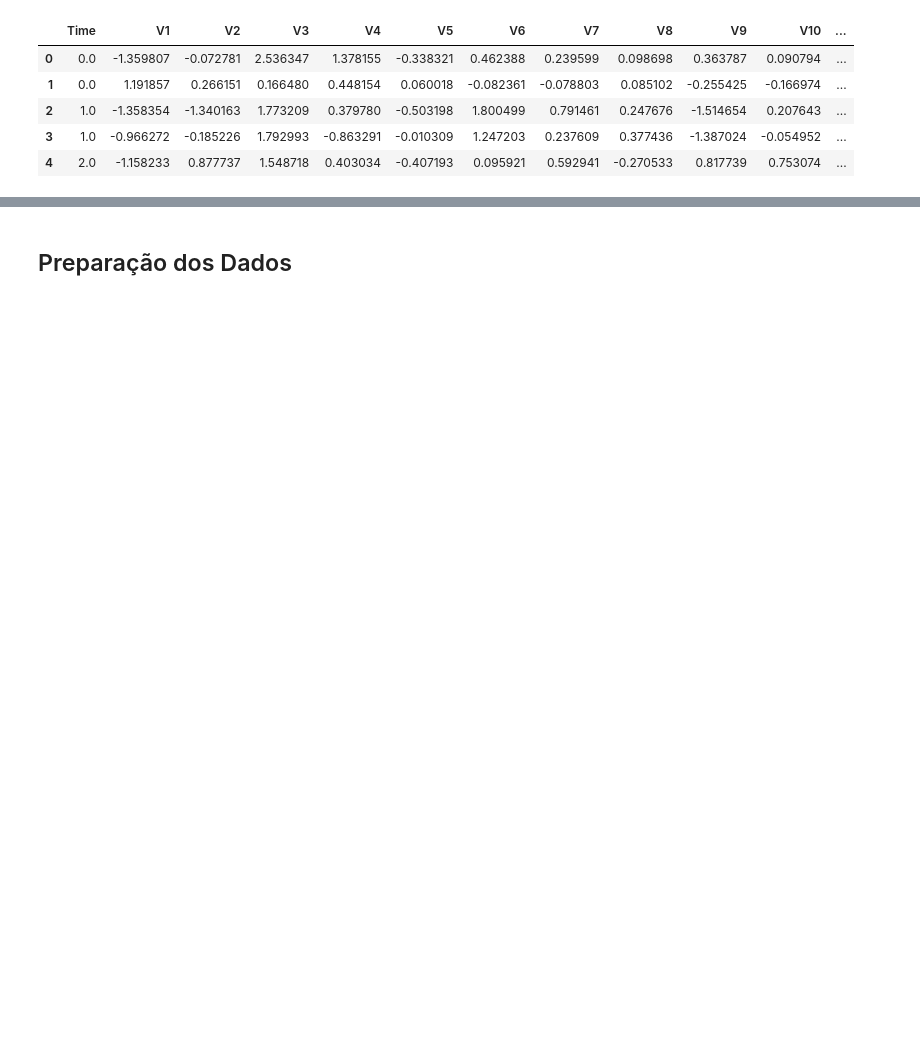
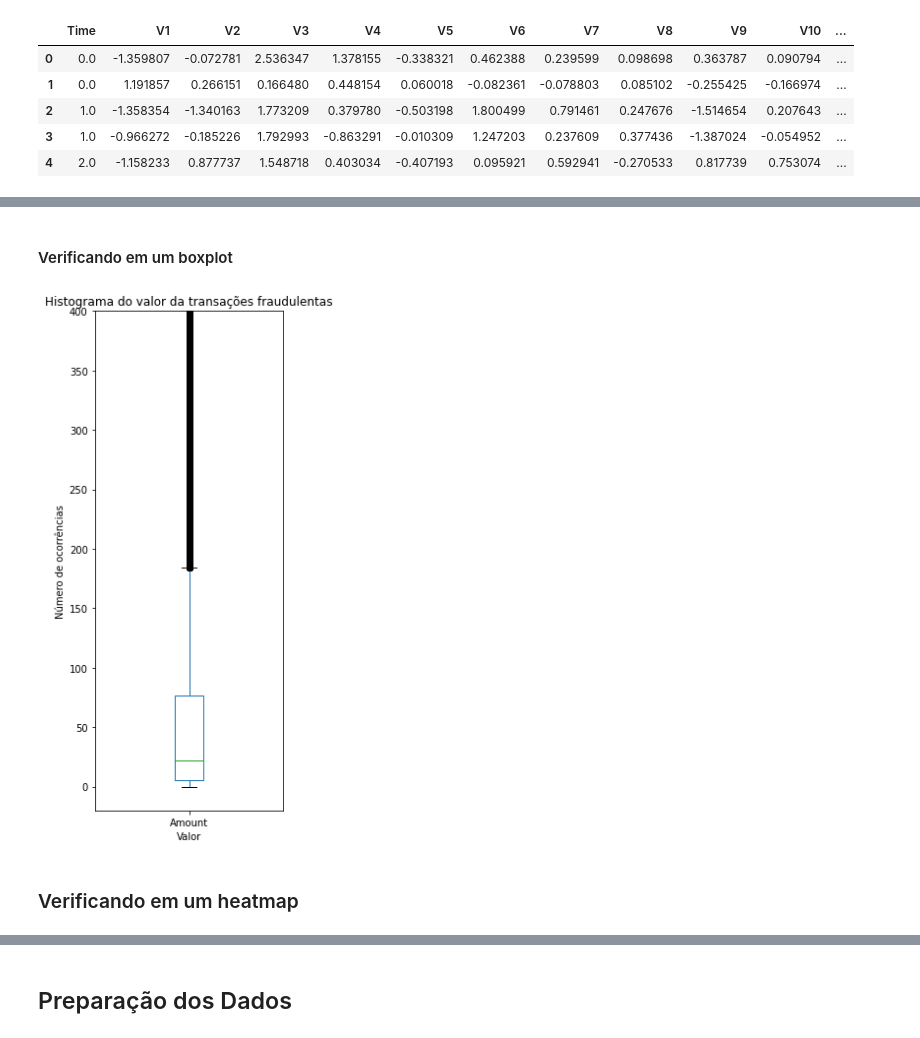
Before and after one commit to miguelsmachado/data_science, a Jupyter notebook: Detecção_de_Fraude_em_Cartões_de_Crédito.ipynb, the cells around one changed output, grey strips where cells are left out. Cells and saved outputs as stored; diff of their text form; code cells hidden in the pictures; blank space fills up the shorter version.

```diff
--- a/Detecção_de_Fraude_em_Cartões_de_Crédito.ipynb
+++ b/Detecção_de_Fraude_em_Cartões_de_Crédito.ipynb
@@ -201,0 +184,16 @@ Os únicos valores que possuem correlações para serem analisadas são, `Time`,
+# %% [markdown]
+#### Verificando em um boxplot
+# %%
+fig, ax = plt.subplots(figsize=(4,8))
+
+ax = df[df.Class == 0].Amount.plot(kind='box')
+ax.set_title("Histograma do valor da transações fraudulentas")
+ax.set_ylabel("Número de ocorrências")
+ax.set_xlabel("Valor")
+plt.ylim((-20, 400))
+
+plt.tight_layout()
+# %% [output]
+[figure, added]
+# %% [markdown]
+### Verificando em um heatmap
```
Also changed, not shown: parts of 119 cells of this notebook.
